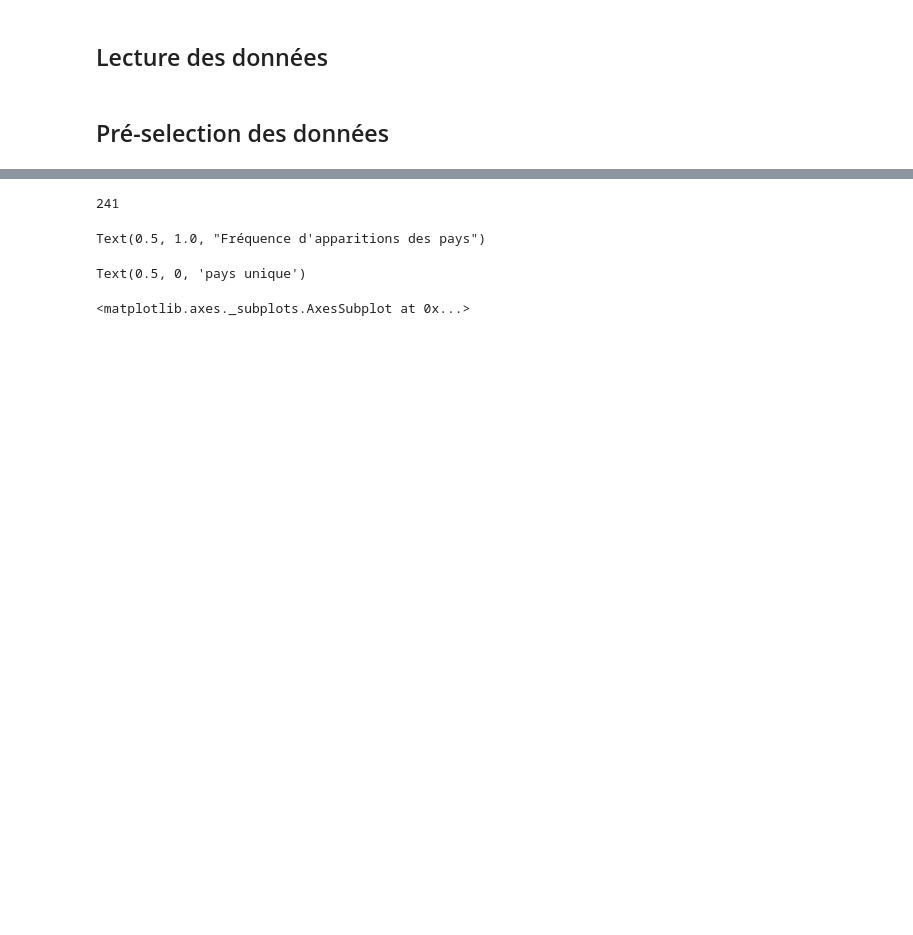
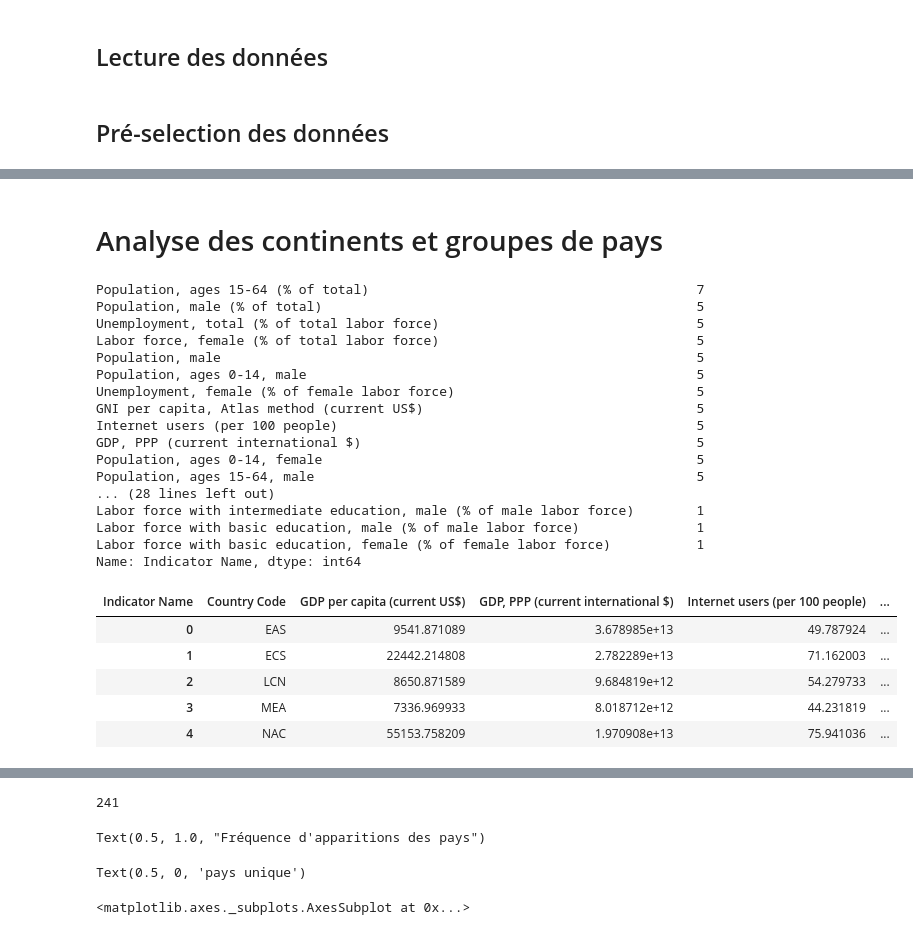
Before and after one commit to axibord/Data_Science, a Jupyter notebook: Test_solo2.ipynb, the cells around one changed output, grey strips where cells are left out. Saved outputs shown, nothing was run; the diff lists cells and outputs as text; code cells hidden in the pictures; blank space fills up the shorter version.

```diff
--- a/Test_solo2.ipynb
+++ b/Test_solo2.ipynb
@@ -60,0 +61,40 @@ Length: 70, dtype: int64
+# %% [markdown]
+# Analyse des continents et groupes de pays
+# %%
+# selection des continents et groupes de pays pour l'analyse :
+data_cont = data.loc[data['Country Code'].isin(['ARB','EAS','ECS','EUU','GRB','LCN','MEA','NAC'])]
+
+# visualisation des indicateurs pertinents
+data_cont['Indicator Name'].value_counts()
+
+# selection des indicateurs pertinents
+data_cont1 = data_cont.loc[data_cont['Indicator Code'].isin(['SL.TLF.BASC.ZS','IT.NET.USER.P2','NY.GDP.PCAP.CD','SL.TLF.INTM.ZS','NY.GDP.MKTP.PP.CD'])]
+
+# je met ensuite les indicateurs en colonnes avec un pivot pour mieux visualiser
+data_cont_all = data_cont1.pivot('Country Code',columns='Indicator Name', values='value')
+data_cont_all = data_cont_all.reset_index()
+data_cont_all
+# %% [output]
+Population, ages 15-64 (% of total)                                          7
+Population, male (% of total)                                                5
+Unemployment, total (% of total labor force)                                 5
+Labor force, female (% of total labor force)                                 5
+Population, male                                                             5
+Population, ages 0-14, male                                                  5
+Unemployment, female (% of female labor force)                               5
+GNI per capita, Atlas method (current US$)                                   5
+Internet users (per 100 people)                                              5
+GDP, PPP (current international $)                                           5
+Population, ages 0-14, female                                                5
+Population, ages 15-64, male                                                 5
+... (28 lines left out)
+Labor force with intermediate education, male (% of male labor force)        1
+Labor force with basic education, male (% of male labor force)               1
+Labor force with basic education, female (% of female labor force)           1
+Name: Indicator Name, dtype: int64
+| Indicator Name | Country Code | GDP per capita (current US$) | GDP, PPP (current international $) | Internet users (per 100 people) | ... |
+| 0 | EAS | 9541.871089 | 3.678985e+13 | 49.787924 | ... |
+| 1 | ECS | 22442.214808 | 2.782289e+13 | 71.162003 | ... |
+| 2 | LCN | 8650.871589 | 9.684819e+12 | 54.279733 | ... |
+| 3 | MEA | 7336.969933 | 8.018712e+12 | 44.231819 | ... |
+| 4 | NAC | 55153.758209 | 1.970908e+13 | 75.941036 | ... |
```
Also changed, not shown: parts of 11 cells of this notebook.
